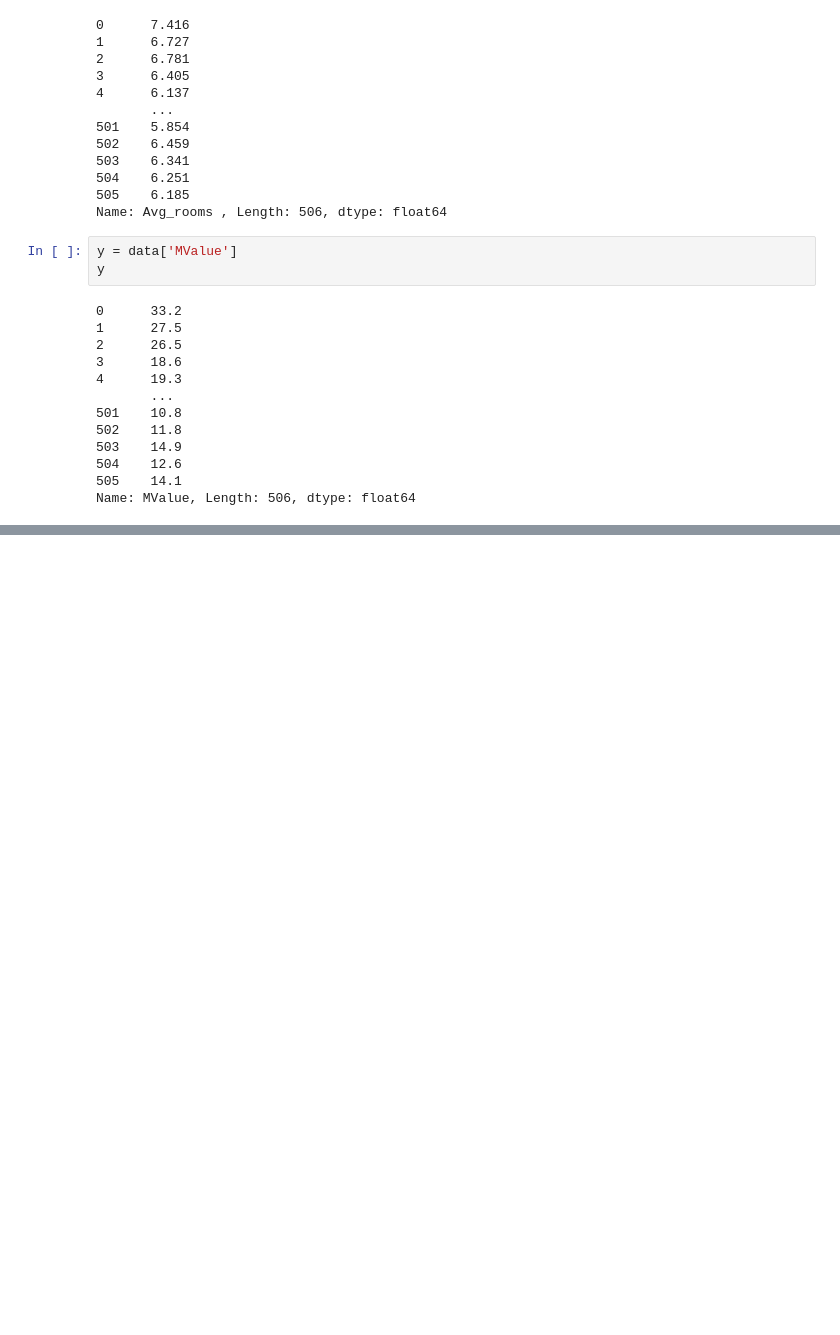
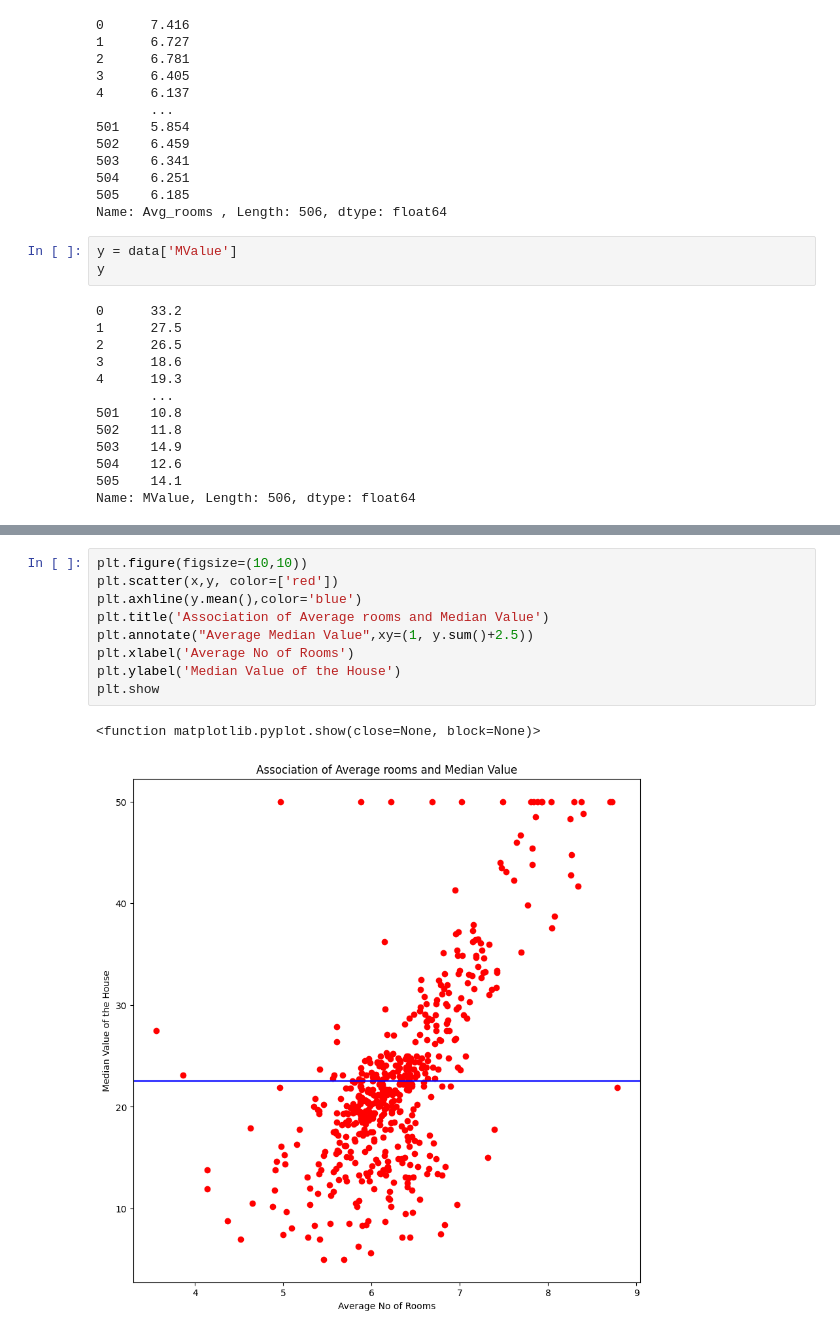
Before and after one commit to Arjun-P-Dinesh/Advanced-Machine-Learning, a Jupyter notebook: 2348506_LabProgram1.ipynb, the cells around one changed output, grey strips where cells are left out. Cells and saved outputs as stored; diff of their text form; blank space fills up the shorter version.

```diff
--- a/2348506_LabProgram1.ipynb
+++ b/2348506_LabProgram1.ipynb
@@ -117,0 +112,12 @@ plt.show()
+# %%
+plt.figure(figsize=(10,10))
+plt.scatter(x,y, color=['red'])
+plt.axhline(y.mean(),color='blue')
+plt.title('Association of Average rooms and Median Value')
+plt.annotate("Average Median Value",xy=(1, y.sum()+2.5))
+plt.xlabel('Average No of Rooms')
+plt.ylabel('Median Value of the House')
+plt.show
+# %% [output]
+<function matplotlib.pyplot.show(close=None, block=None)>
+[figure, added]
```
Also changed, not shown: parts of 11 cells of this notebook.
